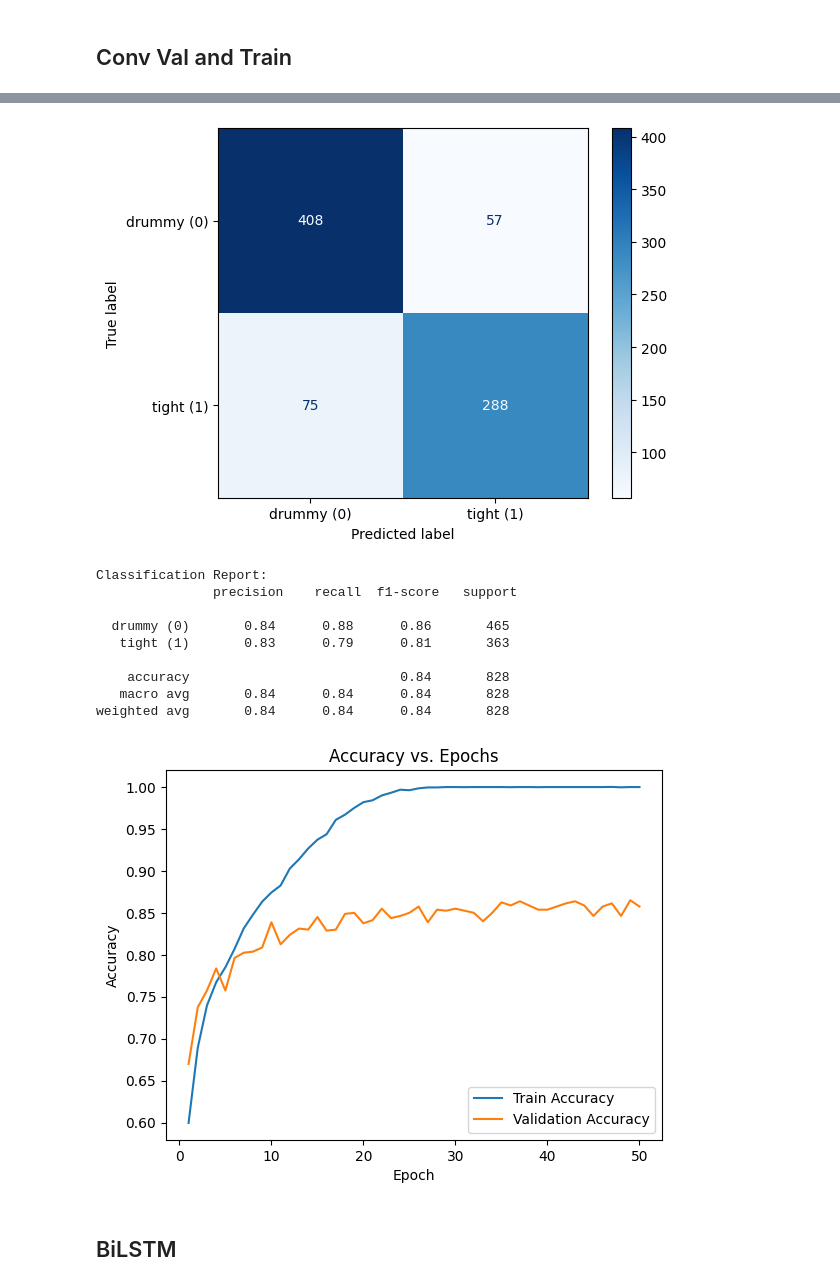
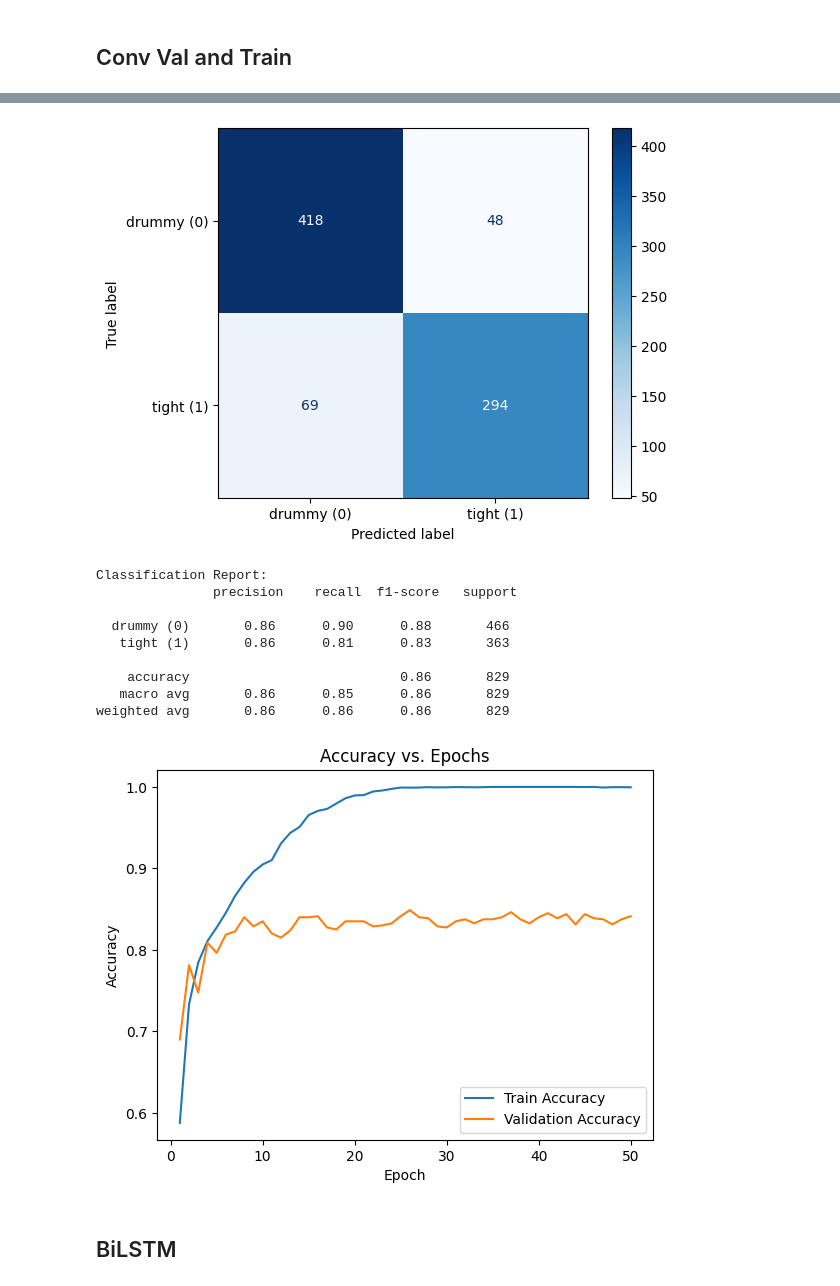
Before and after one commit to kanwarSINGH03/acoustic_signal_classification, a Jupyter notebook: evaluation/conv_p2.ipynb, the cells around one changed output, grey strips where cells are left out. Saved outputs shown, nothing was run; the diff lists cells and outputs as text; code cells hidden in the pictures.

```diff
--- a/evaluation/conv_p2.ipynb
+++ b/evaluation/conv_p2.ipynb
@@ -99,7 +99,7 @@ train_loader = torch.utils.data.DataLoader(train_data, batch_size=batch_size, sh
 test_loader = torch.utils.data.DataLoader(test_data, batch_size=batch_size, shuffle=True)
 
 print(train_loader.dataset[0][0].shape)
-epochs = 25
+epochs = 20
 model = models.Convolution_p2()
 
 loops.train(model=model, model_path="./model_paths/raw_p2.pth", train_loader=train_loader,val=False, val_loader=None, batch_size=batch_size, lr=1e-3,weight_decay=1e-3, optim="adam", epochs=epochs)
@@ -144,7 +144,7 @@ import models.models as models
 
 train_idx = list(range(0, 6600))
 val_idx = list(range(6600,7400))
-test_idx = list(range(7400,8228))
+test_idx = list(range(7400,8229))
 
 train_data = torch.utils.data.Subset(data_2, train_idx)
 val_data = torch.utils.data.Subset(data_2, val_idx)
@@ -194,14 +194,14 @@ Test accuracy: 0.8406
-[figure, old version]
+[figure, new version]
 Classification Report:
                precision    recall  f1-score   support
 
-  drummy (0)       0.84      0.88      0.86       465
-   tight (1)       0.83      0.79      0.81       363
+  drummy (0)       0.86      0.90      0.88       466
+   tight (1)       0.86      0.81      0.83       363
 
-    accuracy                           0.84       828
-   macro avg       0.84      0.84      0.84       828
-weighted avg       0.84      0.84      0.84       828
+    accuracy                           0.86       829
+   macro avg       0.86      0.85      0.86       829
+weighted avg       0.86      0.86      0.86       829
-[figure, old version]
+[figure, new version]
 # %% [markdown]
 ## BiLSTM
 # %%
```
Also changed, not shown: parts of 2 cells of this notebook, 2 other files.
